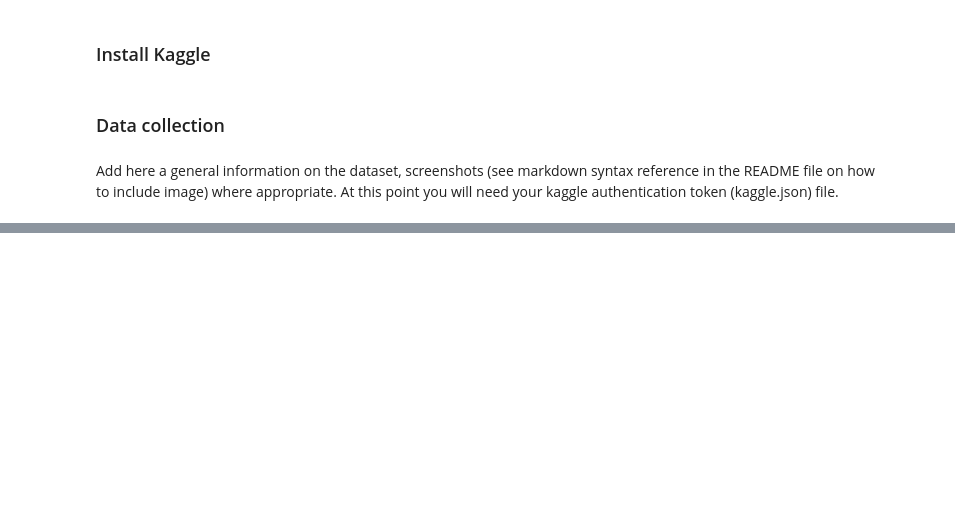
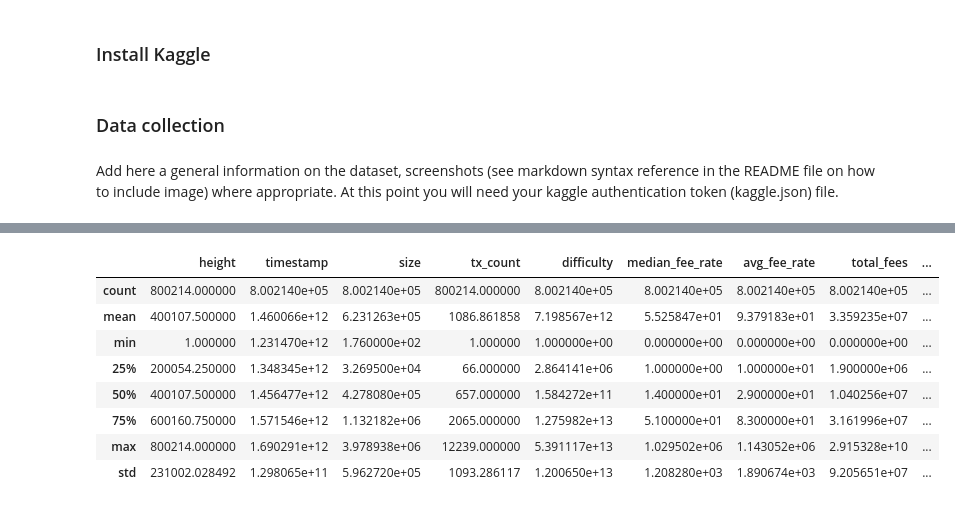
Before and after one commit to DrSYakovlev/ml-template-images, a Jupyter notebook: jupyter_notebooks/1_data_collection.ipynb, the cells around one changed output, grey strips where cells are left out. Cells and saved outputs as stored; diff of their text form; code cells hidden in the pictures; blank space fills up the shorter version.

```diff
--- a/jupyter_notebooks/1_data_collection.ipynb
+++ b/jupyter_notebooks/1_data_collection.ipynb
@@ -45,0 +89,12 @@ Add here a general information on the dataset, screenshots (see markdown syntax
+# %%
+hist_data.describe()
+# %% [output]
+|  | height | timestamp | size | tx_count | difficulty | median_fee_rate | avg_fee_rate | total_fees | ... |
+| count | 800214.000000 | 8.002140e+05 | 8.002140e+05 | 800214.000000 | 8.002140e+05 | 8.002140e+05 | 8.002140e+05 | 8.002140e+05 | ... |
+| mean | 400107.500000 | 1.460066e+12 | 6.231263e+05 | 1086.861858 | 7.198567e+12 | 5.525847e+01 | 9.379183e+01 | 3.359235e+07 | ... |
+| min | 1.000000 | 1.231470e+12 | 1.760000e+02 | 1.000000 | 1.000000e+00 | 0.000000e+00 | 0.000000e+00 | 0.000000e+00 | ... |
+| 25% | 200054.250000 | 1.348345e+12 | 3.269500e+04 | 66.000000 | 2.864141e+06 | 1.000000e+00 | 1.000000e+01 | 1.900000e+06 | ... |
+| 50% | 400107.500000 | 1.456477e+12 | 4.278080e+05 | 657.000000 | 1.584272e+11 | 1.400000e+01 | 2.900000e+01 | 1.040256e+07 | ... |
+| 75% | 600160.750000 | 1.571546e+12 | 1.132182e+06 | 2065.000000 | 1.275982e+13 | 5.100000e+01 | 8.300000e+01 | 3.161996e+07 | ... |
+| max | 800214.000000 | 1.690291e+12 | 3.978938e+06 | 12239.000000 | 5.391117e+13 | 1.029502e+06 | 1.143052e+06 | 2.915328e+10 | ... |
+| std | 231002.028492 | 1.298065e+11 | 5.962720e+05 | 1093.286117 | 1.200650e+13 | 1.208280e+03 | 1.890674e+03 | 9.205651e+07 | ... |
```
Also changed, not shown: parts of 19 cells of this notebook, 8 other files.
